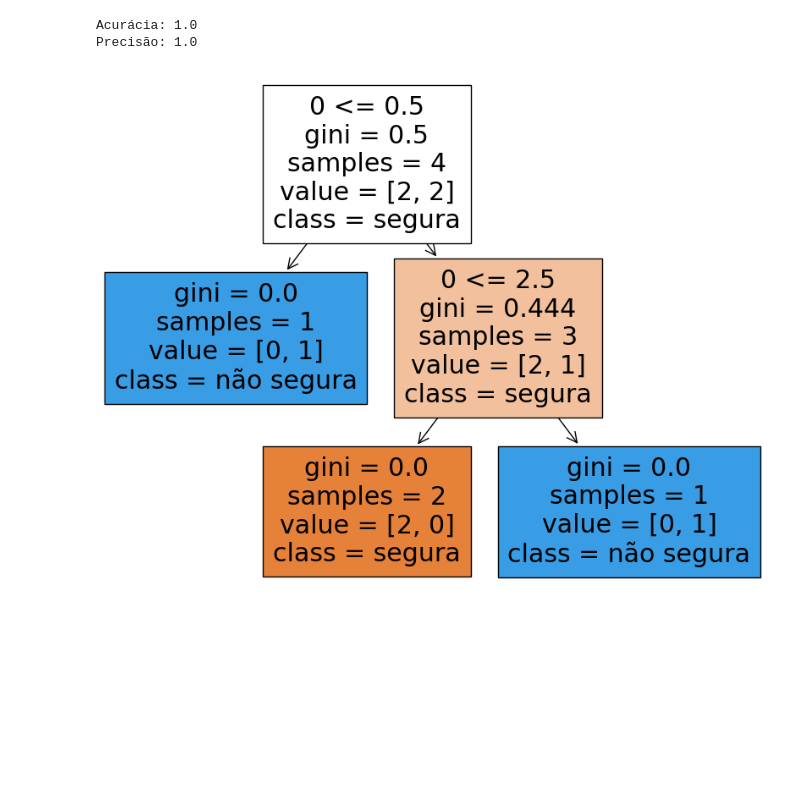
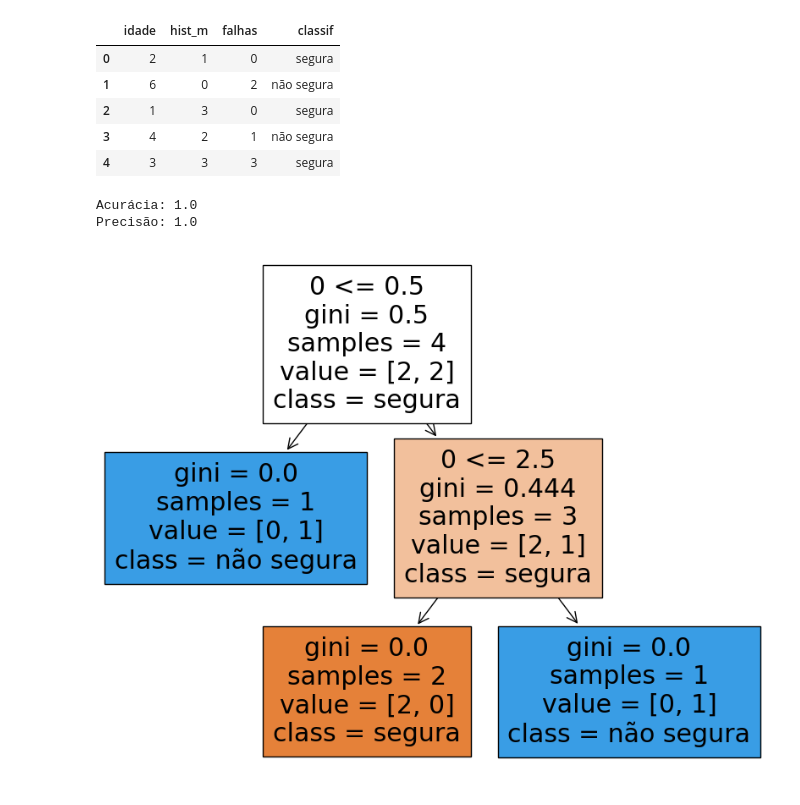
Before and after one commit to danielvieira95/Intelig-ncia-Artificial-e-Big-Data--2-2024, a Jupyter notebook: TurmaA/Aula07/ex2.ipynb, the cells around one changed output. Saved outputs shown, nothing was run; the diff lists cells and outputs as text; code cells hidden in the pictures; blank space fills up the shorter version.

```diff
--- a/TurmaA/Aula07/ex2.ipynb
+++ b/TurmaA/Aula07/ex2.ipynb
@@ -19,6 +19,18 @@ data = pd.DataFrame({
     'classif':['segura','não segura','segura','não segura','segura',
                'não segura']
 })
+# %%
+data['hist_m'] = data['hist_m'].map({'bom':1,'ruim':0,
+                                     'regular':2,'excelente':3})
+# %%
+data.head()
+# %% [output]
+|  | idade | hist_m | falhas | classif |
+| 0 | 2 | 1 | 0 | segura |
+| 1 | 6 | 0 | 2 | não segura |
+| 2 | 1 | 3 | 0 | segura |
+| 3 | 4 | 2 | 1 | não segura |
+| 4 | 3 | 3 | 3 | segura |
 # %%
 x=np.array(data['falhas']) # pega a coluna de tempo do dataframe
 y=np.array(data['classif']) # pega a coluna de classificação do dataframe
```
Also changed, not shown: parts of 5 cells of this notebook.
